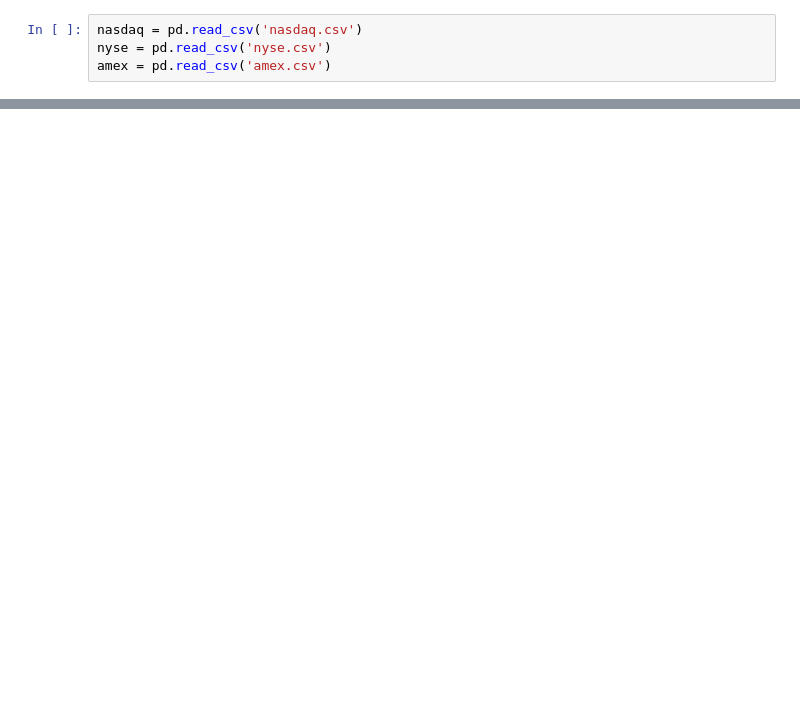
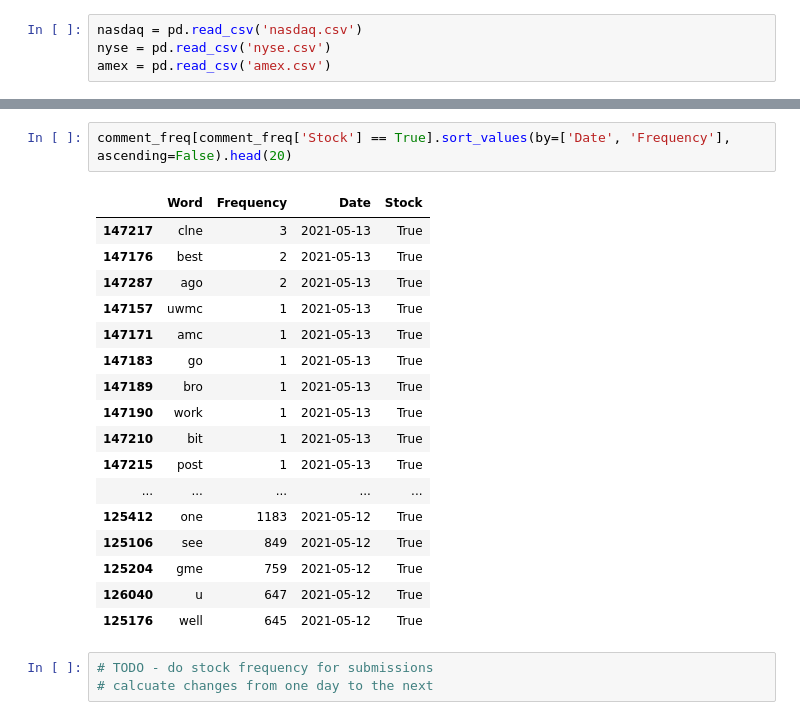
Before and after one commit to jbell1991/reddit-scraping, a Jupyter notebook: data-analysis.ipynb, the cells around one changed output, grey strips where cells are left out. Cells and saved outputs as stored; diff of their text form; blank space fills up the shorter version.

```diff
--- a/data-analysis.ipynb
+++ b/data-analysis.ipynb
@@ -363,0 +438,23 @@ print(stock_list)
+# %%
+comment_freq[comment_freq['Stock'] == True].sort_values(by=['Date', 'Frequency'], ascending=False).head(20)
+# %% [output]
+|  | Word | Frequency | Date | Stock |
+| 147217 | clne | 3 | 2021-05-13 | True |
+| 147176 | best | 2 | 2021-05-13 | True |
+| 147287 | ago | 2 | 2021-05-13 | True |
+| 147157 | uwmc | 1 | 2021-05-13 | True |
+| 147171 | amc | 1 | 2021-05-13 | True |
+| 147183 | go | 1 | 2021-05-13 | True |
+| 147189 | bro | 1 | 2021-05-13 | True |
+| 147190 | work | 1 | 2021-05-13 | True |
+| 147210 | bit | 1 | 2021-05-13 | True |
+| 147215 | post | 1 | 2021-05-13 | True |
+| ... | ... | ... | ... | ... |
+| 125412 | one | 1183 | 2021-05-12 | True |
+| 125106 | see | 849 | 2021-05-12 | True |
+| 125204 | gme | 759 | 2021-05-12 | True |
+| 126040 | u | 647 | 2021-05-12 | True |
+| 125176 | well | 645 | 2021-05-12 | True |
+# %%
+# TODO - do stock frequency for submissions
+# calcuate changes from one day to the next
```
Also changed, not shown: parts of 20 cells of this notebook.
